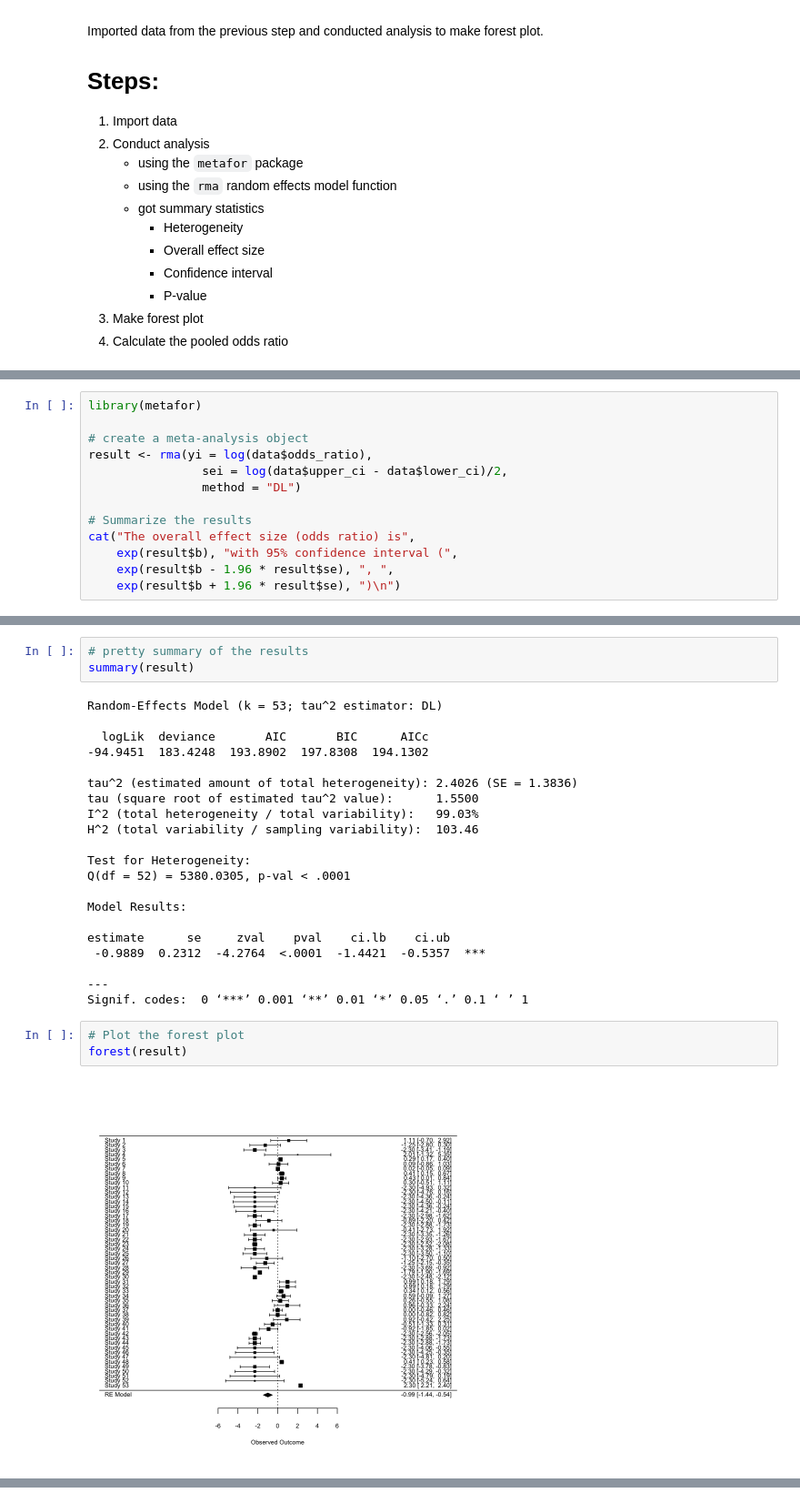
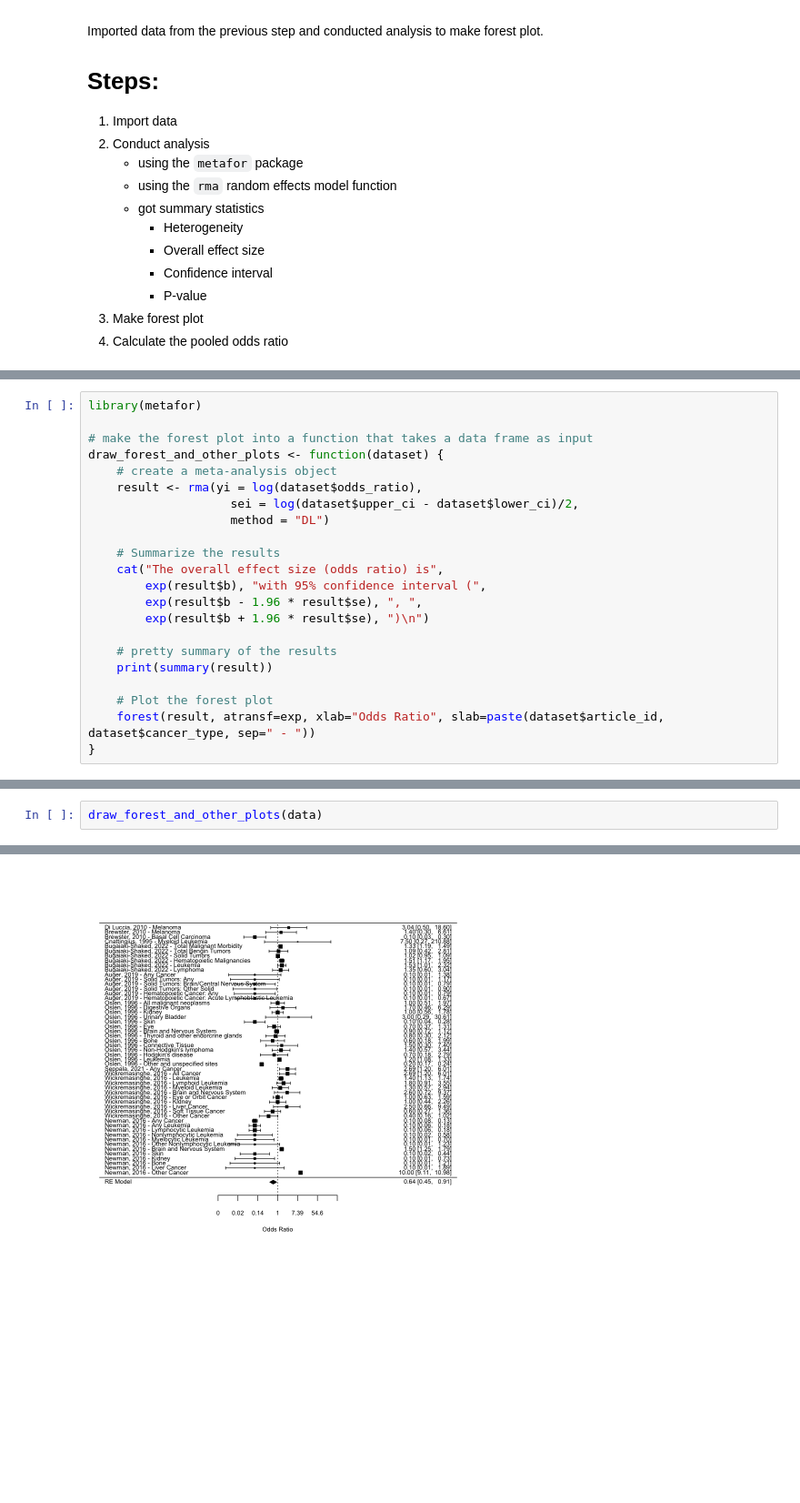
Before and after one commit to cymourad/maria-msc, a Jupyter notebook: Step 2 - Conduct Analysis and make Forest Plot.ipynb, the cells around one changed output, grey strips where cells are left out. Shown at 91% size. Drawn from its saved outputs; the diff is of its cells as text; blank space fills up the shorter version.

Commit message:
subset per cancer type

```diff
--- a/Step 2 - Conduct Analysis and make Forest Plot.ipynb
+++ b/Step 2 - Conduct Analysis and make Forest Plot.ipynb
@@ -34,13 +34,22 @@ A data.frame: 6 × 5
 # %%
 library(metafor)
 
-# create a meta-analysis object
-result <- rma(yi = log(data$odds_ratio),
-                sei = log(data$upper_ci - data$lower_ci)/2,
-                method = "DL")
+# make the forest plot into a function that takes a data frame as input
+draw_forest_and_other_plots <- function(dataset) {
+    # create a meta-analysis object
+    result <- rma(yi = log(dataset$odds_ratio),
+                    sei = log(dataset$upper_ci - dataset$lower_ci)/2,
+                    method = "DL")
 
-# Summarize the results
-cat("The overall effect size (odds ratio) is",
-    exp(result$b), "with 95% confidence interval (",
-    exp(result$b - 1.96 * result$se), ", ",
-    exp(result$b + 1.96 * result$se), ")\n")
+    # Summarize the results
+    cat("The overall effect size (odds ratio) is",
+        exp(result$b), "with 95% confidence interval (",
+        exp(result$b - 1.96 * result$se), ", ",
+        exp(result$b + 1.96 * result$se), ")\n")
+
+    # pretty summary of the results
+    print(summary(result))
+
+    # Plot the forest plot
+    forest(result, atransf=exp, xlab="Odds Ratio", slab=paste(dataset$article_id, dataset$cancer_type, sep=" - "))
+}
@@ -49,29 +56,3 @@ The overall effect size (odds ratio) is 0.3719884 with 95% confidence interval (
-# %%
-# pretty summary of the results
-summary(result)
-# %% [output]
-Random-Effects Model (k = 53; tau^2 estimator: DL)
-
-  logLik  deviance       AIC       BIC      AICc
--94.9451  183.4248  193.8902  197.8308  194.1302
-
-tau^2 (estimated amount of total heterogeneity): 2.4026 (SE = 1.3836)
-tau (square root of estimated tau^2 value):      1.5500
-I^2 (total heterogeneity / total variability):   99.03%
-H^2 (total variability / sampling variability):  103.46
-
-Test for Heterogeneity:
-Q(df = 52) = 5380.0305, p-val < .0001
-
-Model Results:
-
-estimate      se     zval    pval    ci.lb    ci.ub
- -0.9889  0.2312  -4.2764  <.0001  -1.4421  -0.5357  ***
-
----
-Signif. codes:  0 ‘***’ 0.001 ‘**’ 0.01 ‘*’ 0.05 ‘.’ 0.1 ‘ ’ 1
-# %%
-# Plot the forest plot
-forest(result)
-# %% [output]
-[figure, removed]
+# %%
+draw_forest_and_other_plots(data)
+# %% [output]
@@ -78,3 +76,4 @@ forest(result)
+[figure, added]
 # %%
 # Calculate the log odds ratios and their standard errors
 log_or <- log(data$odds_ratio)
```
Also changed, not shown: parts of 4 cells of this notebook, 4 other files.
